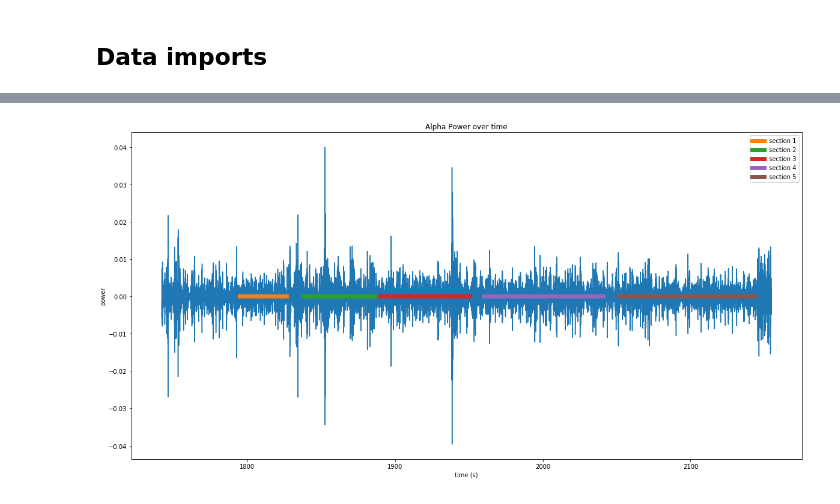
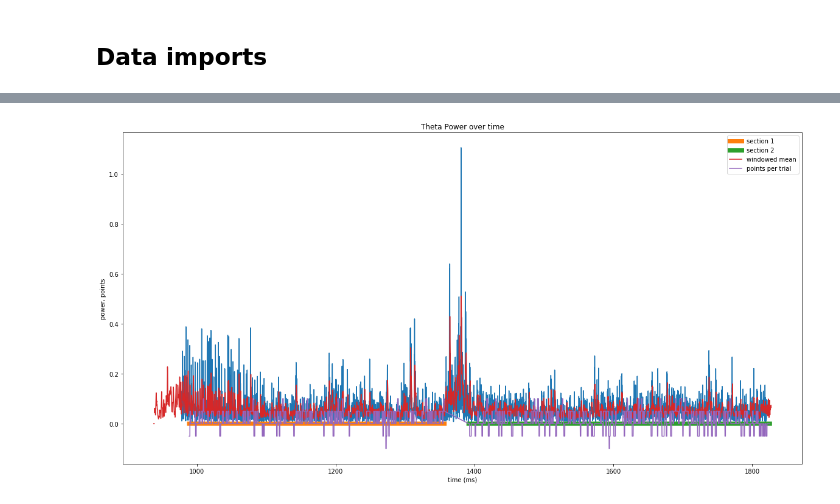
Before and after one commit to D1o0g9s/MyND, a Jupyter notebook: Data Analysis/02_5 Power By Time.ipynb, the cells around one changed output, grey strips where cells are left out. Saved outputs shown, nothing was run; the diff lists cells and outputs as text; code cells hidden in the pictures.

```diff
--- a/Data Analysis/02_5 Power By Time.ipynb
+++ b/Data Analysis/02_5 Power By Time.ipynb
@@ -52,17 +140,21 @@ else :
 # %%
-right_eeg = all_data[StreamType.EEG.value][StreamType.DATA.value][:, channels['right_eeg']]
-left_eeg = all_data[StreamType.EEG.value][StreamType.DATA.value][:, channels['left_eeg']]
-
 # Alpha over the entire recording
-amp_right_alpha = amp_by_time(right_eeg, 250, alpha)
-amp_left_alpha = amp_by_time(left_eeg, 250, alpha)
+amp_right_alpha = amp_by_time(right_eeg, eeg_fs, alpha)
+amp_left_alpha = amp_by_time(left_eeg, eeg_fs, alpha)
 
 amp_avg_alpha = np.mean([amp_right_alpha, amp_left_alpha], axis=0)
 diff_avg_alpha = amp_right_alpha - amp_left_alpha
 
 # Theta over the entire recording
-amp_right_theta = amp_by_time(right_eeg, 250, theta)
-amp_left_theta = amp_by_time(left_eeg, 250, theta)
+amp_right_theta = amp_by_time(right_eeg, eeg_fs, theta)
+amp_left_theta = amp_by_time(left_eeg, eeg_fs, theta)
 
 amp_avg_theta = np.mean([amp_right_theta, amp_left_theta], axis=0)
 diff_avg_theta = amp_right_theta - amp_left_theta
+
+# Beta over the entire recording
+amp_right_beta = amp_by_time(right_eeg, eeg_fs, beta)
+amp_left_beta = amp_by_time(left_eeg, eeg_fs, beta)
+
+amp_avg_beta = np.mean([amp_right_beta, amp_left_beta], axis=0)
+diff_avg_beta = amp_right_beta - amp_left_beta
@@ -75,21 +203,42 @@ for i in range(numSections) :
 # %%
-# Plot avg amplitude
-timestamps = filtered_cleaned_data[StreamType.EEG.value][StreamType.TIME.value]
+# Plot Avg amplitude theta
 plt.figure(figsize=(20,10))
-amp_avg_alpha_filt = filt.filter_signal(amp_avg_alpha, 250, 'bandpass', (7, 12), filter_type='iir', butterworth_order=2)
-
-plt.plot(timestamps, amp_avg_alpha_filt)
+# amp_avg_theta_filt = filt.filter_signal(amp_avg_theta, 250, 'bandpass', theta, filter_type='iir', butterworth_order=2)
+plt.plot(timestamps[front_cut_off:end_cut_off], amp_avg_theta[front_cut_off:end_cut_off])
 
 section_number = 1
 for section in article_sections:
     time_data = section[StreamType.EEG.value][StreamType.TIME.value]
     line = [0]*(time_data)
     plt.plot(time_data, line, linewidth=7.0, label="section " + str(section_number))
     section_number += 1
+
+
+num_to_average = 200
+windowed_mean = list()
+for i, amp in enumerate(amp_avg_theta):
+    if i < num_to_average:
+        windowed_mean.append(0)
+    else :
+        windowed_mean.append(np.mean(amp_avg_theta[i-num_to_average: i]))
+plt.plot(timestamps, windowed_mean, label="windowed mean")
+
+
+# Plot points
+timepoints = []
+points = []
+for i, row in df.iterrows():
+    data = row["data"]
+    time = data[StreamType.EEG.value][StreamType.TIME.value]
+    point = int(row["points"])
+    timepoints.extend(time)
+    points.extend([point]*len(time))
+plt.plot(timepoints, np.array(points) * 0.05, label="points per trial")
 plt.legend()
-plt.title("Alpha Power over time")
-plt.ylabel("power")
-plt.xlabel("time (s)")
+
+plt.title("Theta Power over time")
+plt.ylabel("power, points")
+plt.xlabel("time (ms)")
 plt.show()
 # %% [output]
-[figure, old version]
+[figure, new version]
```
Also changed, not shown: parts of 26 cells of this notebook, 13 other files.
